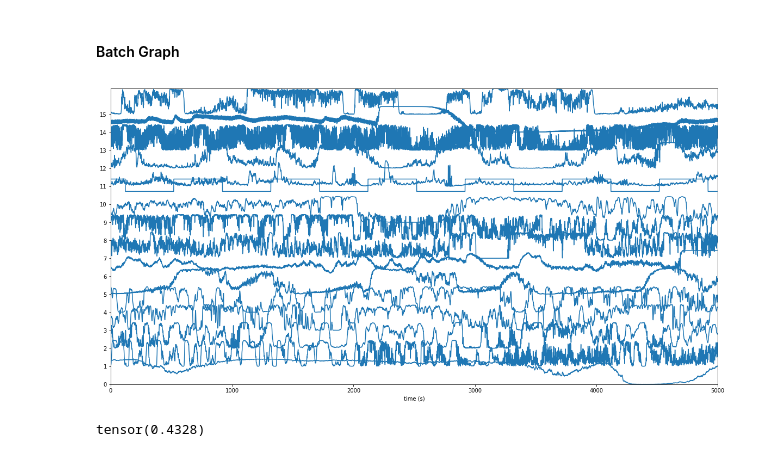
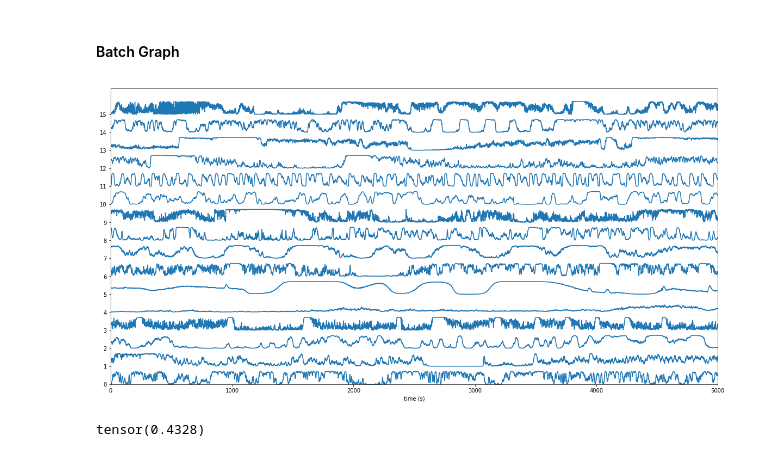
Before and after one commit to DanielLongo/NeuralFill, a Jupyter notebook: visualize/plot_eeg_1c.ipynb, the cells around one changed output. Cells and saved outputs as stored; diff of their text form; code cells hidden in the pictures.

```diff
--- a/visualize/plot_eeg_1c.ipynb
+++ b/visualize/plot_eeg_1c.ipynb
@@ -13,7 +15,9 @@ plt.rcParams['figure.figsize'] = [20, 10]
 # %% [markdown]
 ### Real EEGs
 # %%
-files_csv = "../data/dataset_csv/sample_file.csv"
+# files_csv = "../data/dataset_csv/sample_file.csv"
+# files_csv = TRAIN_NORMAL_FILES_CSV
+files_csv = TRAIN_FILES_CSV
 dataset = EEGDataset1c(files_csv, max_num_examples=100, length=5000)
 # %% [markdown]
 #### Single Channel Graph
@@ -33,9 +37,9 @@ samples_data_loader = iter(samples_data_loader)
 # %%
 sample_batch = next(samples_data_loader)
 sample_batch = sample_batch.view(sample_batch.shape[0], sample_batch.shape[2])#.numpy()
-stacklineplot.stackplot(sample_batch)
+stacklineplot.stackplot(sample_batch, yscale=.5)
 # %% [output]
-[figure, old version]
+[figure, new version]
 # %%
 print(torch.abs(sample_batch[1]).mean())
 min(sample_batch[0])
```
Also changed, not shown: parts of 2 cells of this notebook, 14 other files.
